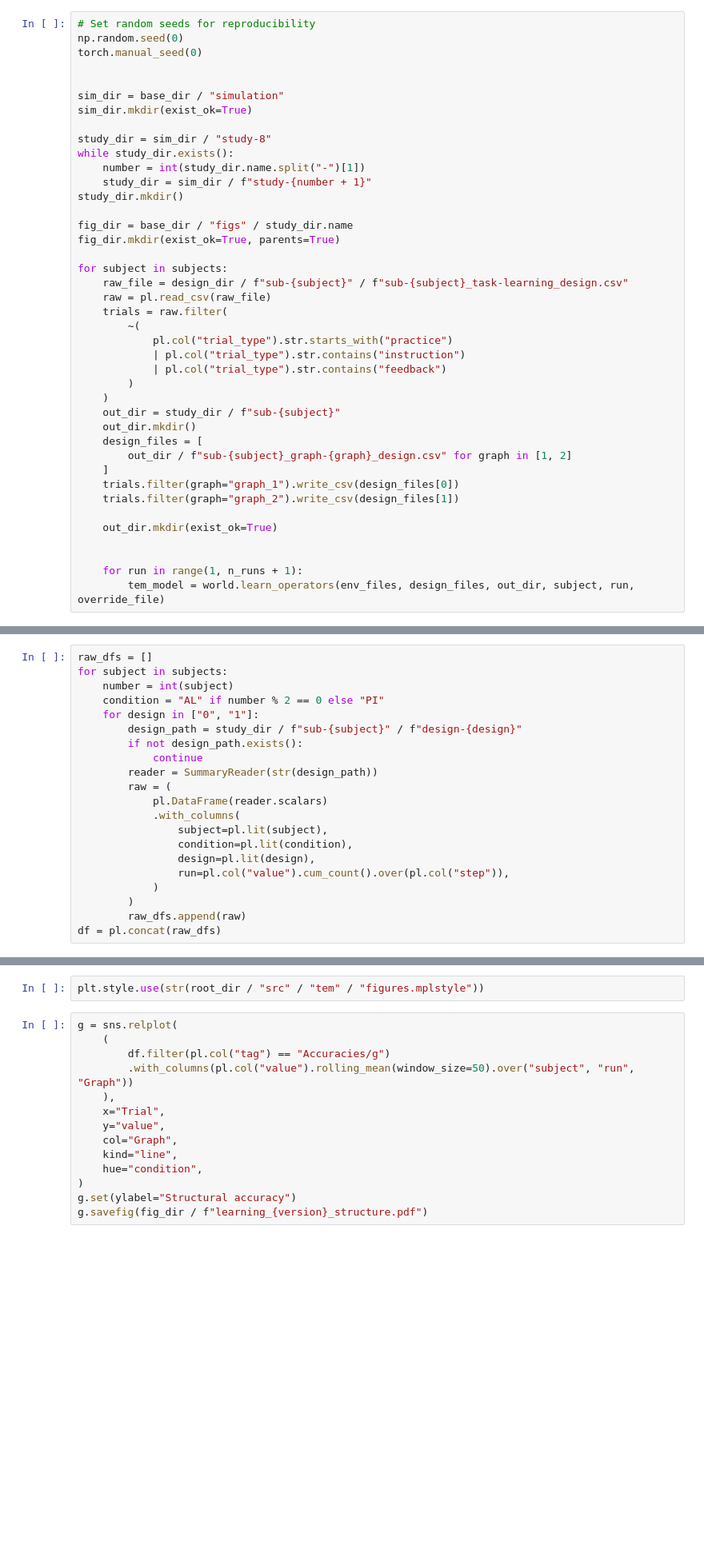
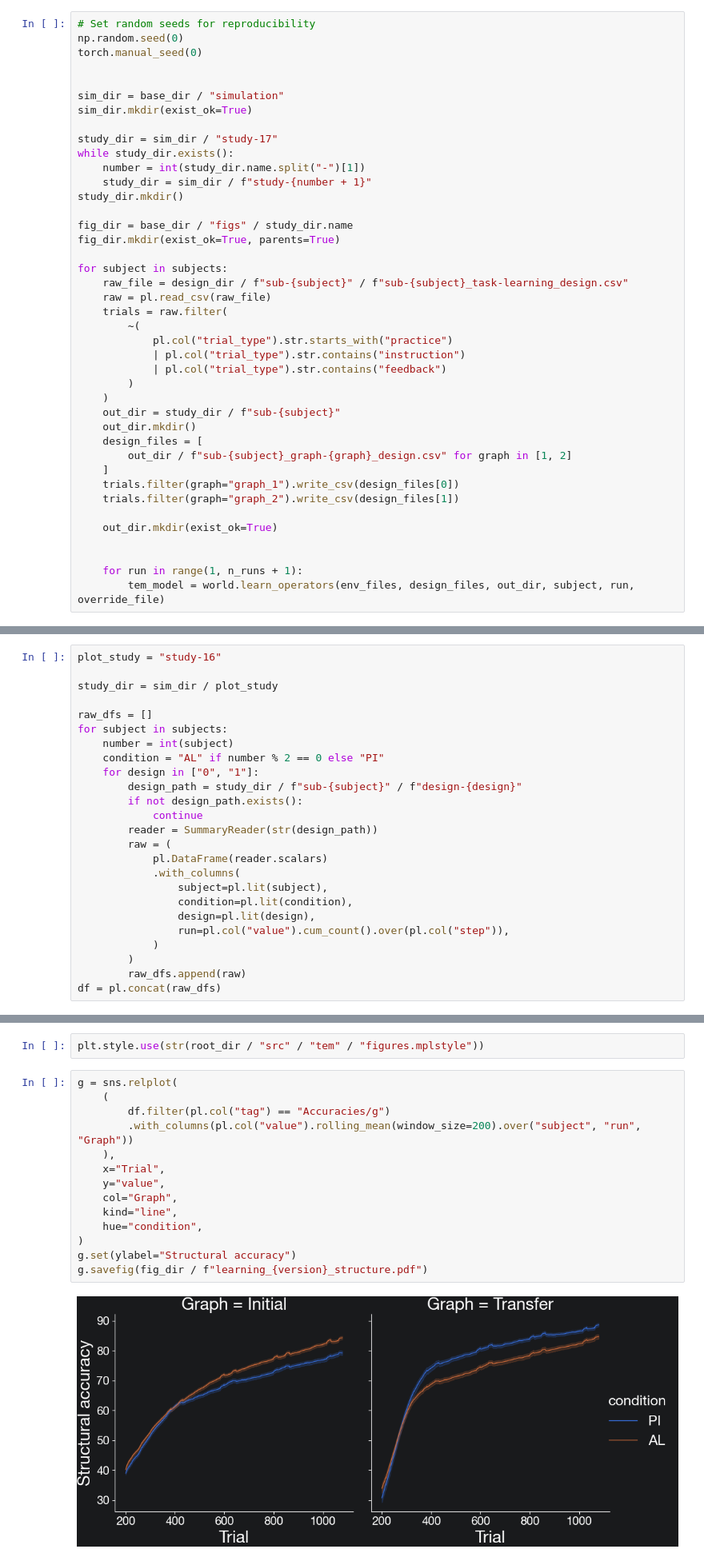
Before and after one commit to hamllab/torch_tem, a Jupyter notebook: jupyter/operators_learning_v3.ipynb, the cells around one changed output, grey strips where cells are left out. Shown at 80% size. Drawn from its saved outputs; the diff is of its cells as text; blank space fills up the shorter version.

```diff
--- a/jupyter/operators_learning_v3.ipynb
+++ b/jupyter/operators_learning_v3.ipynb
@@ -38,7 +39,7 @@ torch.manual_seed(0)
 sim_dir = base_dir / "simulation"
 sim_dir.mkdir(exist_ok=True)
 
-study_dir = sim_dir / "study-8"
+study_dir = sim_dir / "study-17"
 while study_dir.exists():
     number = int(study_dir.name.split("-")[1])
     study_dir = sim_dir / f"study-{number + 1}"
@@ -75,4 +74,8 @@ KeyboardInterrupt:
 # %%
+plot_study = "study-16"
+
+study_dir = sim_dir / plot_study
+
 raw_dfs = []
 for subject in subjects:
     number = int(subject)
@@ -103,14 +106,16 @@ plt.style.use(str(root_dir / "src" / "tem" / "figures.mplstyle"))
 # %%
 g = sns.relplot(
     (
         df.filter(pl.col("tag") == "Accuracies/g")
-        .with_columns(pl.col("value").rolling_mean(window_size=50).over("subject", "run", "Graph"))
+        .with_columns(pl.col("value").rolling_mean(window_size=200).over("subject", "run", "Graph"))
     ),
     x="Trial",
     y="value",
     col="Graph",
     kind="line",
     hue="condition",
 )
 g.set(ylabel="Structural accuracy")
 g.savefig(fig_dir / f"learning_{version}_structure.pdf")
+# %% [output]
+[figure, added]
```
Also changed, not shown: parts of 11 cells of this notebook.
